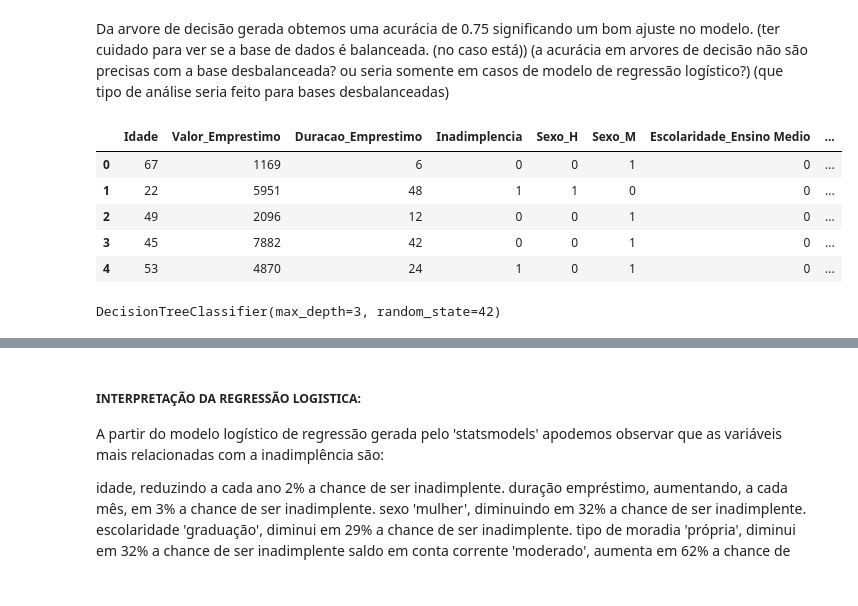
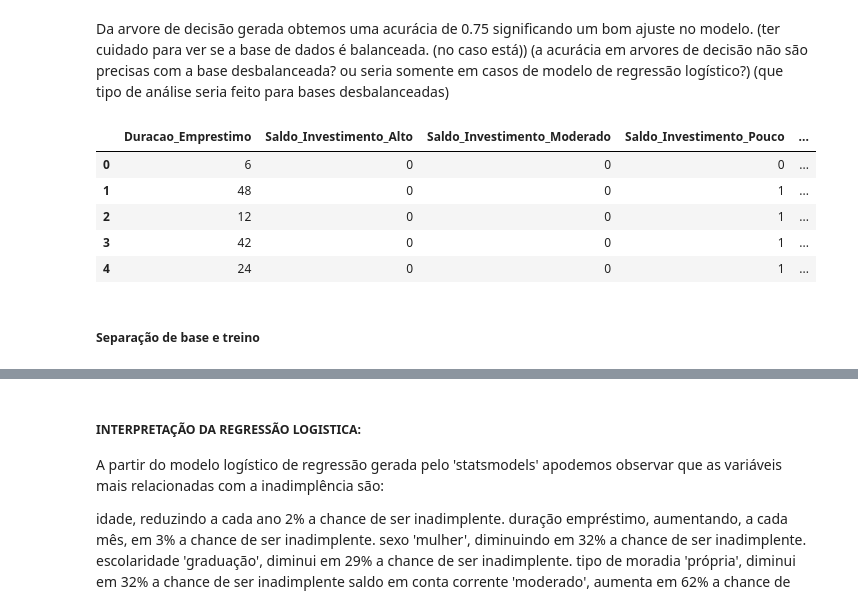
Before and after one commit to Luisfrighetto/Financial_Technology, a Jupyter notebook: Inadimplencia.ipynb, the cells around one changed output, grey strips where cells are left out. Saved outputs shown, nothing was run; the diff lists cells and outputs as text; code cells hidden in the pictures.

```diff
--- a/Inadimplencia.ipynb
+++ b/Inadimplencia.ipynb
@@ -123,15 +248,21 @@ pessoas que possuem valor em conta corrente que não é 'alto' e que a duração
 # %% [markdown]
 Da arvore de decisão gerada obtemos uma acurácia de 0.75 significando um bom ajuste no modelo. (ter cuidado para ver se a base de dados é balanceada. (no caso está)) (a acurácia em arvores de decisão não são precisas com a base desbalanceada? ou seria somente em casos de modelo de regressão logístico?) (que tipo de análise seria feito para bases desbalanceadas)
 # %%
-# Criação das variáveis dummies
-df_modelo_a = pd.get_dummies(df)
+
+# Removendo colunas específicas do dataframe
+df_modelo_a = df.drop(['Inadimplencia', 'Valor_Emprestimo', 'Sexo', 'Escolaridade','Tipo_Moradia','Idade'], axis=1)
+
+# Aplicando a codificação one-hot ao dataframe
+df_modelo_a = pd.get_dummies(df_modelo_a)
+
+# Exibindo as primeiras linhas do dataframe modificado
 df_modelo_a.head()
 # %% [output]
-|  | Idade | Valor_Emprestimo | Duracao_Emprestimo | Inadimplencia | Sexo_H | Sexo_M | Escolaridade_Ensino Medio | ... |
-| 0 | 67 | 1169 | 6 | 0 | 0 | 1 | 0 | ... |
-| 1 | 22 | 5951 | 48 | 1 | 1 | 0 | 0 | ... |
-| 2 | 49 | 2096 | 12 | 0 | 0 | 1 | 0 | ... |
-| 3 | 45 | 7882 | 42 | 0 | 0 | 1 | 0 | ... |
-| 4 | 53 | 4870 | 24 | 1 | 0 | 1 | 0 | ... |
+|  | Duracao_Emprestimo | Saldo_Investimento_Alto | Saldo_Investimento_Moderado | Saldo_Investimento_Pouco | ... |
+| 0 | 6 | 0 | 0 | 0 | ... |
+| 1 | 48 | 0 | 0 | 1 | ... |
+| 2 | 12 | 0 | 0 | 1 | ... |
+| 3 | 42 | 0 | 0 | 1 | ... |
+| 4 | 24 | 0 | 0 | 1 | ... |
 # %%
 # Target (variável resposta)
@@ -143,6 +273,2 @@ x = df_modelo_a.drop(['Inadimplencia'],
-# %%
-modelo_Inadimplencia = DecisionTreeClassifier(max_depth=3,
-                                         random_state=35)
-modelo_Inadimplencia.fit(x, y)
-# %% [output]
-DecisionTreeClassifier(max_depth=3, random_state=42)
+# %% [markdown]
+##### Separação de base e treino
```
Also changed, not shown: parts of 67 cells of this notebook, 3 other files.
